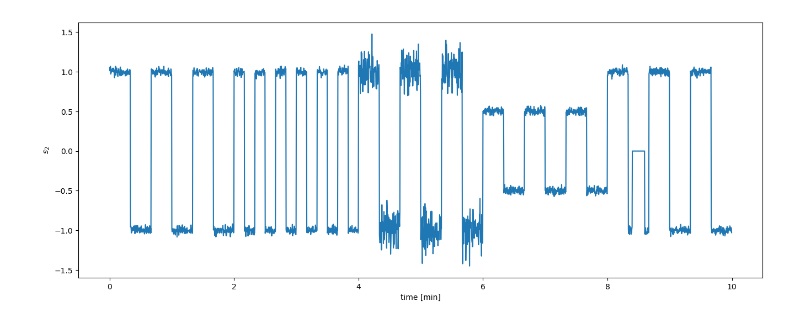
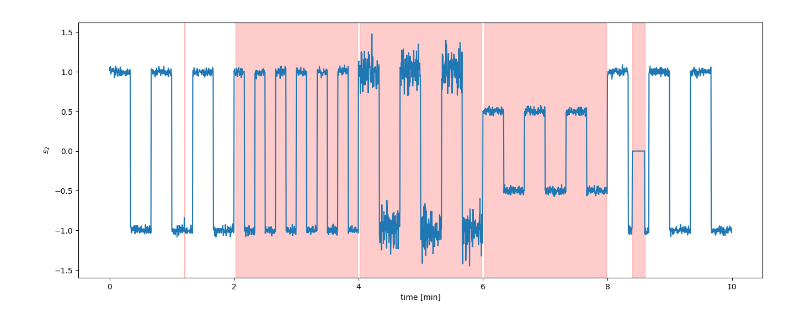
Before and after one commit to idaholab/DACKAR, a Jupyter notebook: examples/demo/data/numeric/signals.ipynb, the cells around one changed output. Drawn from its saved outputs; the diff is of its cells as text; code cells hidden in the pictures.

```diff
--- a/examples/demo/data/numeric/signals.ipynb
+++ b/examples/demo/data/numeric/signals.ipynb
@@ -7,22 +7,32 @@ from signalProfiles import binaryProfile, impulse, yearProfile
 
 np.random.seed(0)
 # %%
-time =  np.linspace(0, 10, 2500, endpoint=False)
+time =  np.linspace(0, 10, 3000, endpoint=False)
 data = np.zeros(2500)
 
-data[0:500]     = binaryProfile()
+data[0:500]     = binaryProfile(impLoc=300,    impVal=.2)
 data[500:1000]  = binaryProfile(freqFact=2.)
 data[1000:1500] = binaryProfile(sigmaAnomaly=.15)
 data[1500:2000] = binaryProfile(ampAnomaly=.5)
 data[2000:2500] = binaryProfile(nullLoc=100, nullDur=50)
+data[2500:3000] = binaryProfile(nullLoc=100, nullDur=50)
 
 fig, ax = plt.subplots(figsize=(16, 6))
 plt.plot(time, data)
+
+coeff = 10/2500
+
+ax.axvspan(coeff*299,  coeff*301,  alpha=0.2, color='red')
+ax.axvspan(coeff*505,  coeff*995,  alpha=0.2, color='red')
+ax.axvspan(coeff*1005, coeff*1495, alpha=0.2, color='red')
+ax.axvspan(coeff*1505, coeff*1995, alpha=0.2, color='red')
+ax.axvspan(coeff*2100, coeff*2150, alpha=0.2, color='red')
+
 plt.xlabel('time [min]')
 plt.ylabel('$s_2$')
 plt.show()
 # %% [output]
-[figure, old version]
+[figure, new version]
 # %%
 time =  np.linspace(0, 10, 1200, endpoint=False)
 data = np.zeros(1200)
```
Also changed, not shown: parts of 2 cells of this notebook, 5 other files.
